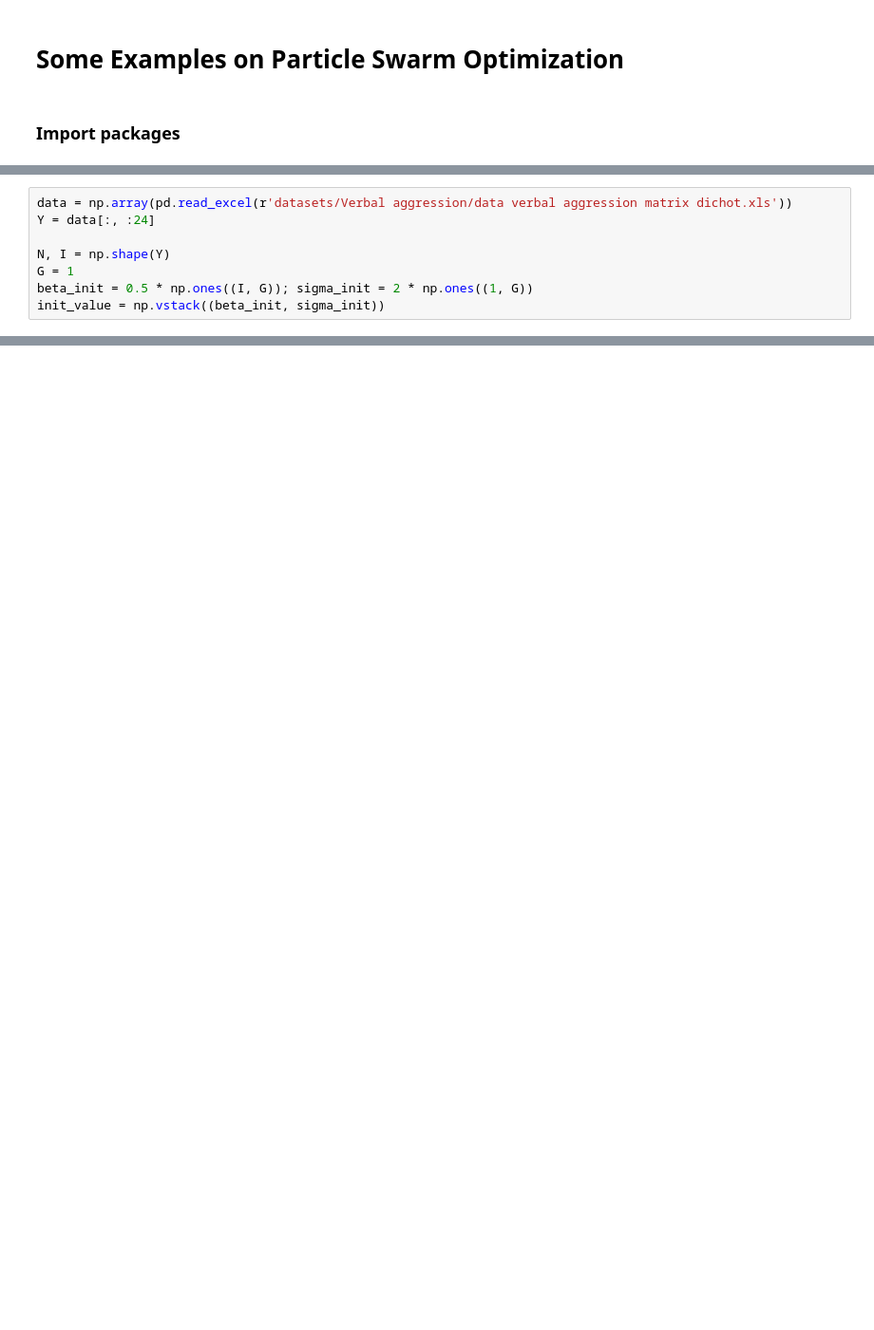
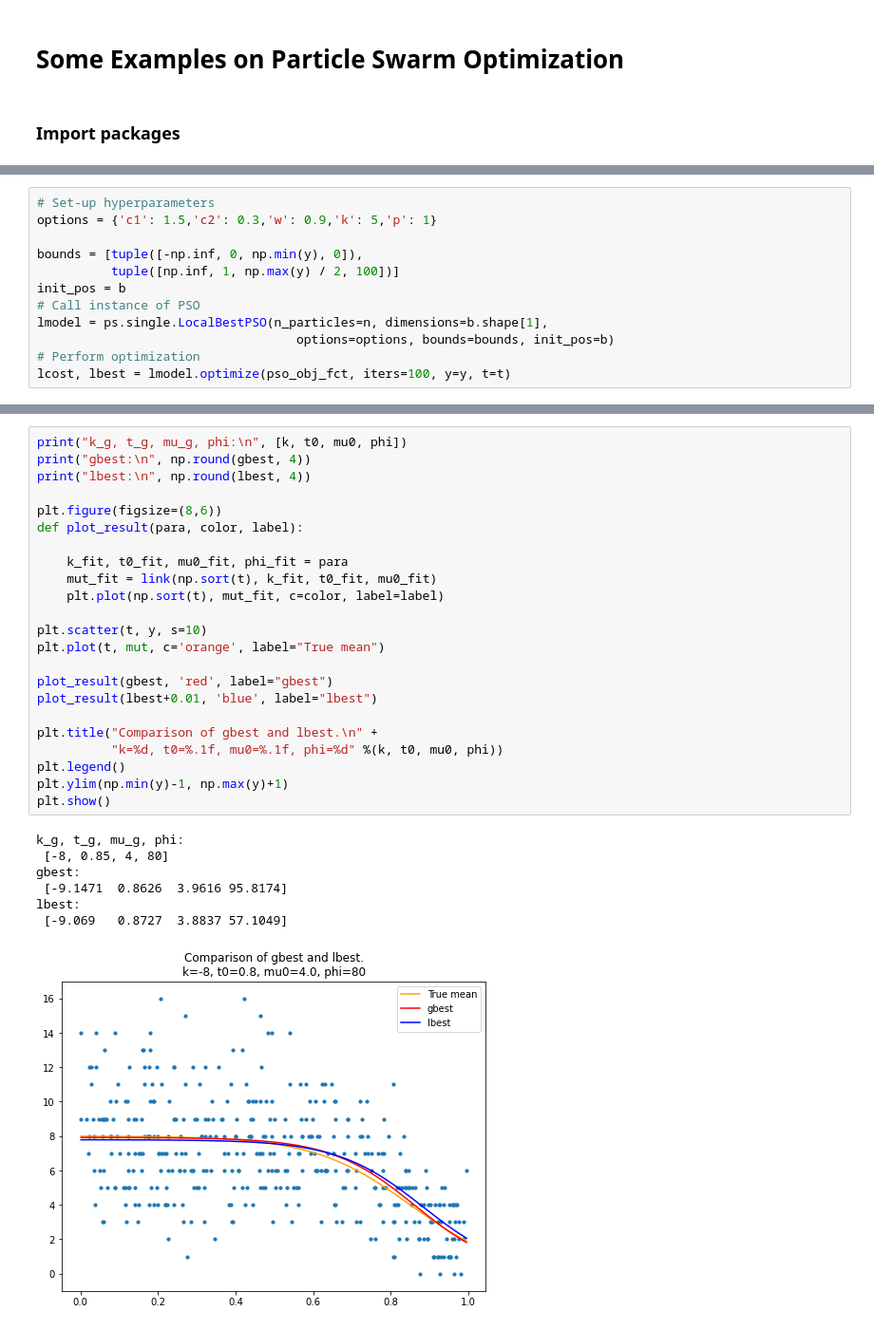
Before and after one commit to ElvisCuiHan/ParticleSwarmOptimization, a Jupyter notebook: pso test2.ipynb, the cells around one changed output, grey strips where cells are left out. Shown at 95% size. Cells and saved outputs as stored; diff of their text form; blank space fills up the shorter version.

```diff
--- a/pso test2.ipynb
+++ b/pso test2.ipynb
@@ -61,8 +13,0 @@ def Rasch_MMLE(particles, parameters):
-# %%
-data = np.array(pd.read_excel(r'datasets/Verbal aggression/data verbal aggression matrix dichot.xls'))
-Y = data[:, :24]
-
-N, I = np.shape(Y)
-G = 1
-beta_init = 0.5 * np.ones((I, G)); sigma_init = 2 * np.ones((1, G))
-init_value = np.vstack((beta_init, sigma_init))
@@ -133,0 +74,12 @@ plt.show()
+# %%
+# Set-up hyperparameters
+options = {'c1': 1.5,'c2': 0.3,'w': 0.9,'k': 5,'p': 1}
+
+bounds = [tuple([-np.inf, 0, np.min(y), 0]),
+          tuple([np.inf, 1, np.max(y) / 2, 100])]
+init_pos = b
+# Call instance of PSO
+lmodel = ps.single.LocalBestPSO(n_particles=n, dimensions=b.shape[1],
+                                   options=options, bounds=bounds, init_pos=b)
+# Perform optimization
+lcost, lbest = lmodel.optimize(pso_obj_fct, iters=100, y=y, t=t)
@@ -133,0 +89,31 @@ plt.show()
+# %%
+print("k_g, t_g, mu_g, phi:\n", [k, t0, mu0, phi])
+print("gbest:\n", np.round(gbest, 4))
+print("lbest:\n", np.round(lbest, 4))
+
+plt.figure(figsize=(8,6))
+def plot_result(para, color, label):
+
+    k_fit, t0_fit, mu0_fit, phi_fit = para
+    mut_fit = link(np.sort(t), k_fit, t0_fit, mu0_fit)
+    plt.plot(np.sort(t), mut_fit, c=color, label=label)
+
+plt.scatter(t, y, s=10)
+plt.plot(t, mut, c='orange', label="True mean")
+
+plot_result(gbest, 'red', label="gbest")
+plot_result(lbest+0.01, 'blue', label="lbest")
+
+plt.title("Comparison of gbest and lbest.\n" +
+          "k=%d, t0=%.1f, mu0=%.1f, phi=%d" %(k, t0, mu0, phi))
+plt.legend()
+plt.ylim(np.min(y)-1, np.max(y)+1)
+plt.show()
+# %% [output]
+k_g, t_g, mu_g, phi:
+ [-8, 0.85, 4, 80]
+gbest:
+ [-9.1471  0.8626  3.9616 95.8174]
+lbest:
+ [-9.069   0.8727  3.8837 57.1049]
+[figure, added]
```
Also changed, not shown: parts of 17 cells of this notebook, 32 other files.
